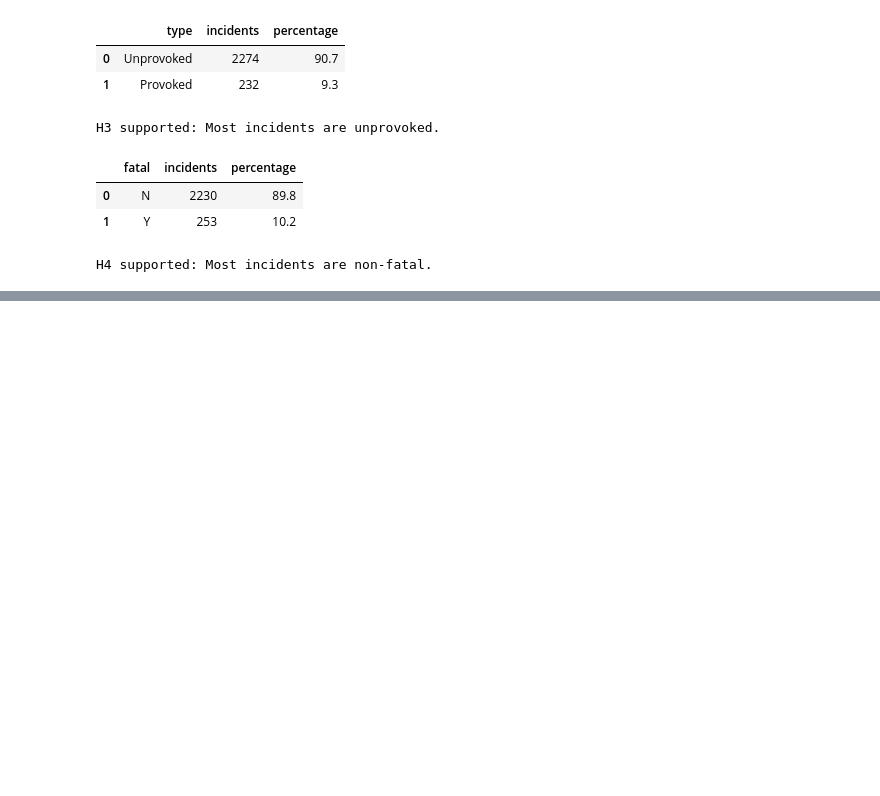
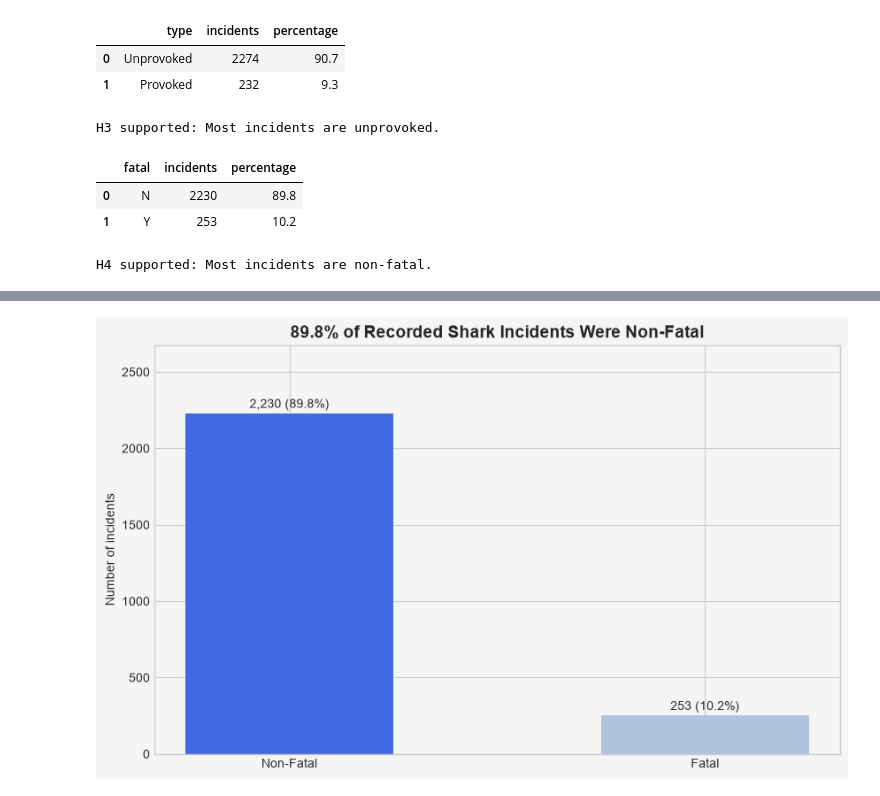
Before and after one commit to catarina-bm/shark_attacks, a Jupyter notebook: quest_shark_attack_telma.ipynb, the cells around one changed output, grey strips where cells are left out. Saved outputs shown, nothing was run; the diff lists cells and outputs as text; code cells hidden in the pictures; blank space fills up the shorter version.

```diff
--- a/quest_shark_attack_telma.ipynb
+++ b/quest_shark_attack_telma.ipynb
@@ -630,0 +688,34 @@ H4 supported: Most incidents are non-fatal.
+# %%
+fatal_chart = fatal_counts.sort_values("incidents", ascending=False)
+
+colors = []
+for outcome in fatal_chart["fatal"]:
+    if outcome == "N":
+        colors.append("royalblue")
+    else:
+        colors.append("lightsteelblue")
+
+# Change labels to readable names
+labels = []
+for outcome in fatal_chart["fatal"]:
+    if outcome == "N":
+        labels.append("Non-Fatal")
+    else:
+        labels.append("Fatal")
+
+plt.figure(figsize=(10, 6))
+plt.bar(labels, fatal_chart["incidents"], color=colors, width=0.5)
+
+# Add incidents and percentages above bars
+for i, (value, pct) in enumerate(zip(fatal_chart["incidents"], fatal_chart["percentage"])):
+    plt.text(i, value + 35, f"{value:,} ({pct:.1f}%)", ha="center")
+
+plt.title("89.8% of Recorded Shark Incidents Were Non-Fatal",
+          fontsize=14, fontweight="bold")
+plt.ylabel("Number of incidents")
+plt.ylim(0, fatal_chart["incidents"].max() * 1.20)
+
+plt.savefig("fatality.png", dpi=200, bbox_inches="tight")
+plt.show()
+# %% [output]
+[figure, added]
```
Also changed, not shown: parts of 3 cells of this notebook.
